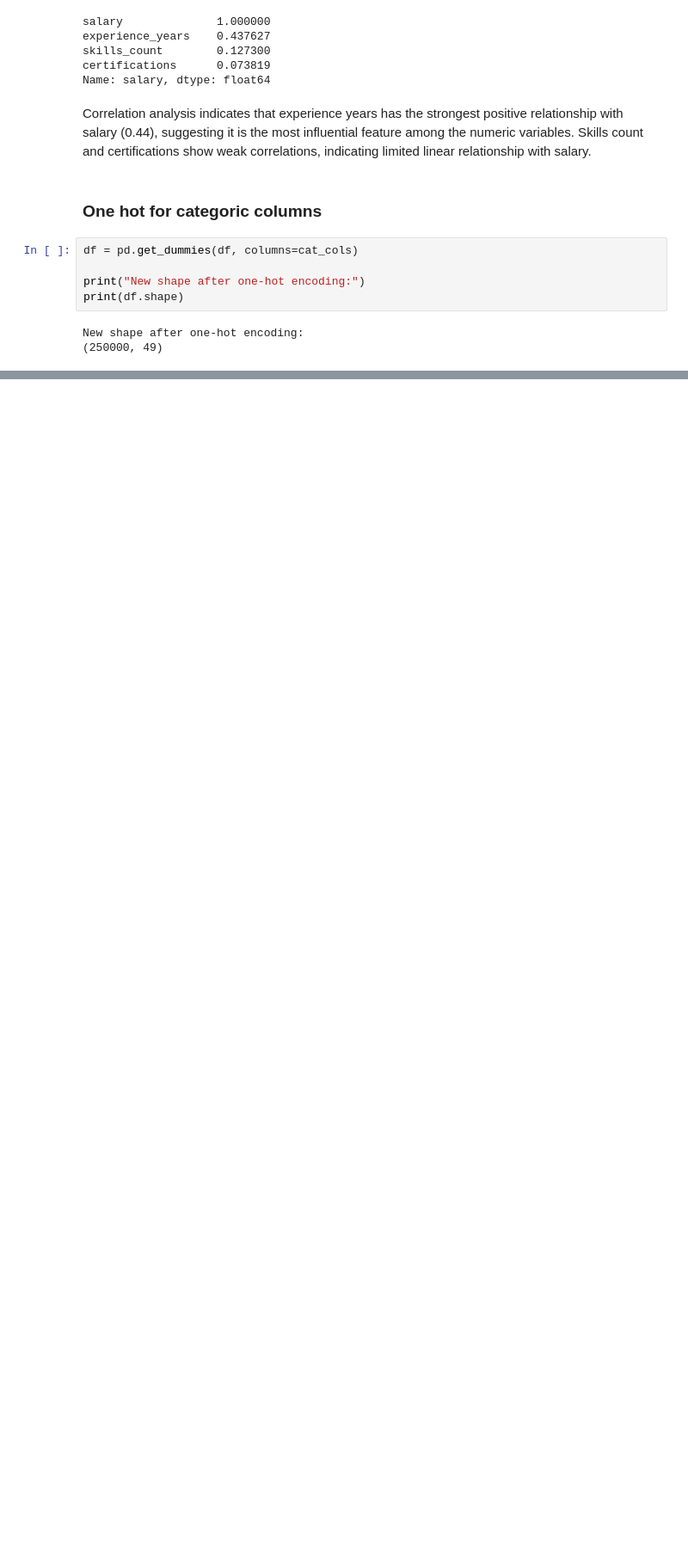
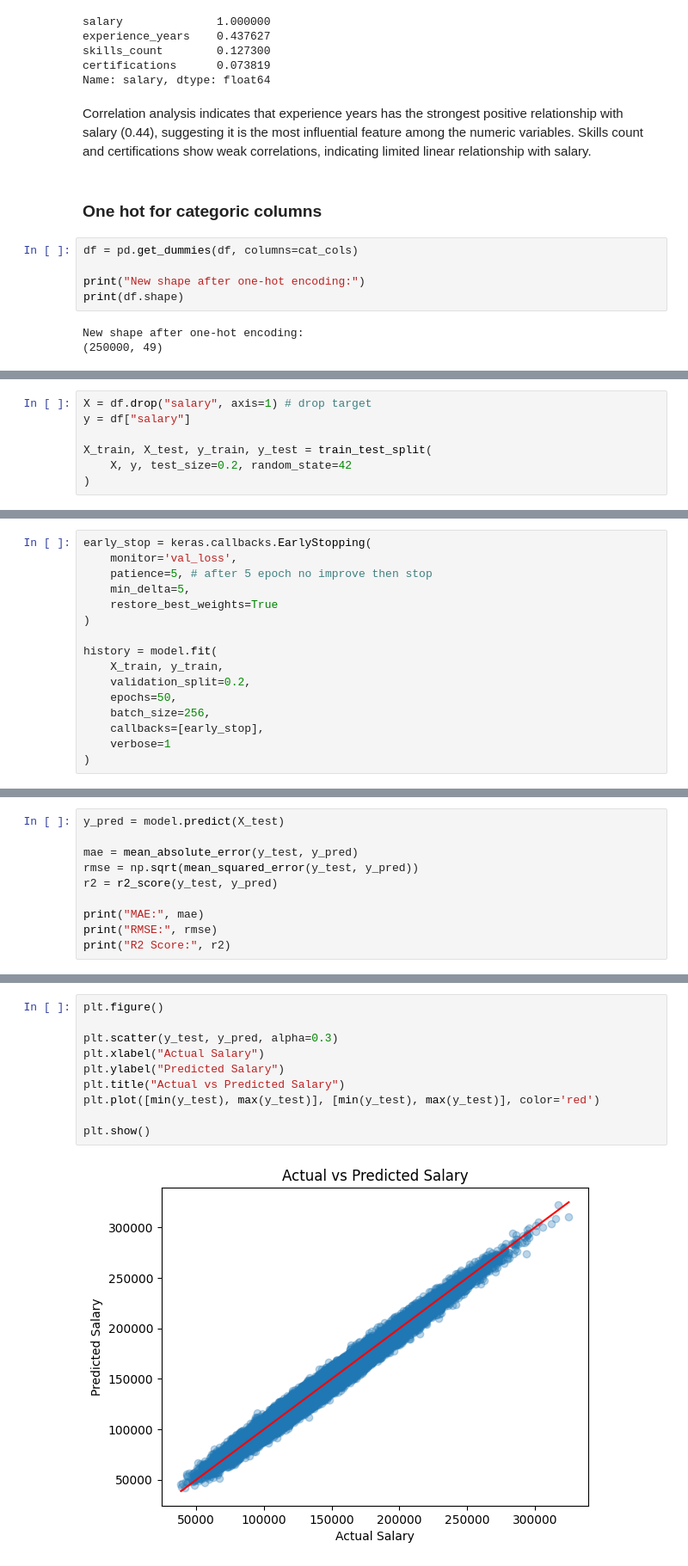
Before and after one commit to OonXiangYu/MachineLearning_Asgm2, a Jupyter notebook: Oon Xiang Yu_3159517_ML Asgm2.ipynb, the cells around one changed output, grey strips where cells are left out. Shown at 86% size. Cells and saved outputs as stored; diff of their text form; blank space fills up the shorter version.

```diff
--- a/Oon Xiang Yu_3159517_ML Asgm2.ipynb
+++ b/Oon Xiang Yu_3159517_ML Asgm2.ipynb
@@ -196,0 +208,7 @@ New shape after one-hot encoding:
+# %%
+X = df.drop("salary", axis=1) # drop target
+y = df["salary"]
+
+X_train, X_test, y_train, y_test = train_test_split(
+    X, y, test_size=0.2, random_state=42
+)
@@ -196,0 +400,16 @@ New shape after one-hot encoding:
+# %%
+early_stop = keras.callbacks.EarlyStopping(
+    monitor='val_loss',
+    patience=5, # after 5 epoch no improve then stop
+    min_delta=5,
+    restore_best_weights=True
+)
+
+history = model.fit(
+    X_train, y_train,
+    validation_split=0.2,
+    epochs=50,
+    batch_size=256,
+    callbacks=[early_stop],
+    verbose=1
+)
@@ -196,0 +436,10 @@ New shape after one-hot encoding:
+# %%
+y_pred = model.predict(X_test)
+
+mae = mean_absolute_error(y_test, y_pred)
+rmse = np.sqrt(mean_squared_error(y_test, y_pred))
+r2 = r2_score(y_test, y_pred)
+
+print("MAE:", mae)
+print("RMSE:", rmse)
+print("R2 Score:", r2)
@@ -196,0 +455,12 @@ New shape after one-hot encoding:
+# %%
+plt.figure()
+
+plt.scatter(y_test, y_pred, alpha=0.3)
+plt.xlabel("Actual Salary")
+plt.ylabel("Predicted Salary")
+plt.title("Actual vs Predicted Salary")
+plt.plot([min(y_test), max(y_test)], [min(y_test), max(y_test)], color='red')
+
+plt.show()
+# %% [output]
+[figure, added]
```
Also changed, not shown: parts of 32 cells of this notebook.
